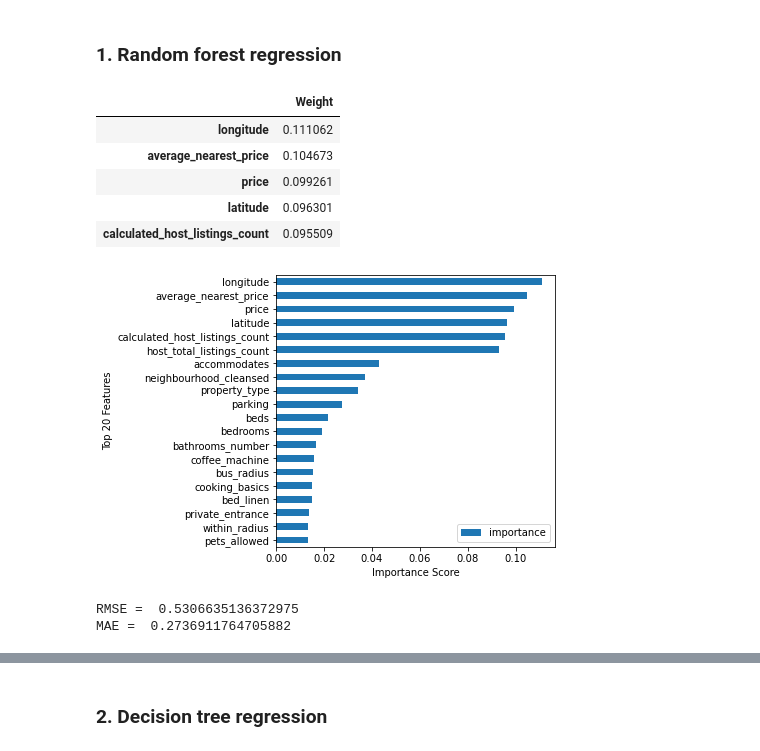
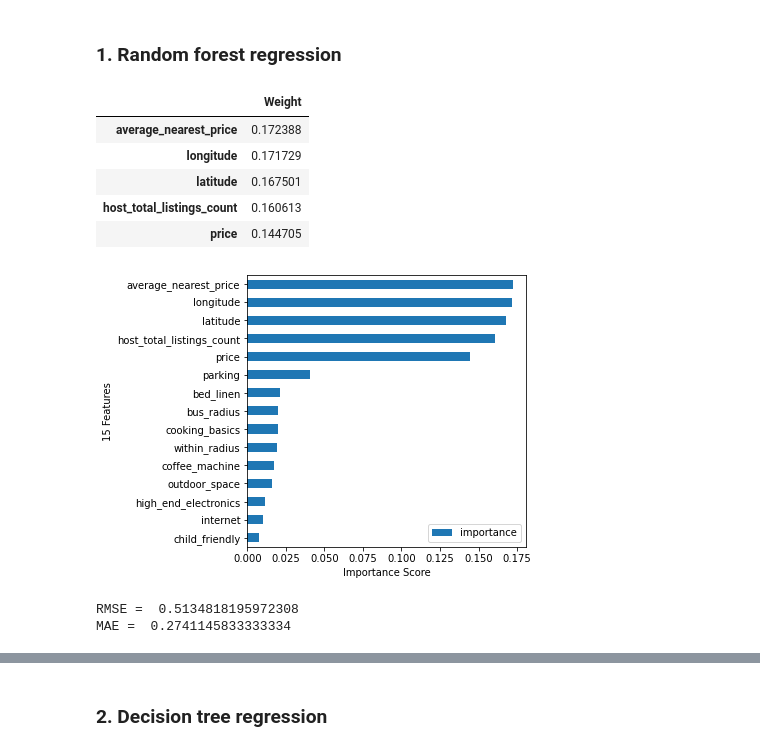
Before and after one commit to StellaLii/Airbnb-Project, a Jupyter notebook: vancouver_model/review_score/review_score.ipynb, the cells around one changed output, grey strips where cells are left out. Cells and saved outputs as stored; diff of their text form; code cells hidden in the pictures.

```diff
--- a/vancouver_model/review_score/review_score.ipynb
+++ b/vancouver_model/review_score/review_score.ipynb
@@ -70,11 +70,11 @@ memory usage: 2.9+ MB
 # %% [markdown]
 ### Since we face to new host, we select the features that is relevant to the feature price, ignored empty columns, identification features (id, name, etc.), high correlated featurs (host_listings_count, minimum_minimum_nights, etc), and past experience features, etc.
 # %%
-# 21 selected features
+# 20 selected features
 columns = ['latitude', 'longitude', 'host_total_listings_count','host_has_profile_pic',
            'host_identity_verified','neighbourhood_cleansed', 'property_type', 'room_type',
            'accommodates', 'bathrooms_text', 'bedrooms', 'beds', 'amenities', 'price',
-           'has_availability', 'review_scores_value', 'instant_bookable', 'calculated_host_listings_count',
+           'has_availability', 'review_scores_value', 'instant_bookable',
             'average_nearest_price', 'within_radius', 'bus_radius']
 df = merged_df[columns].copy()
 # %% [markdown]
@@ -219,7 +220,7 @@ memory usage: 1.3+ MB
 # %% [markdown]
 Replacing nulls with zeros for new columns
 # %%
-cols_to_replace_nulls = df.iloc[:,21:].columns
+cols_to_replace_nulls = df.iloc[:,20:].columns
 df[cols_to_replace_nulls] = df[cols_to_replace_nulls].fillna(0)
 # %% [markdown]
 Next, we view the value set for all new columns
@@ -482,25 +514,25 @@ feat_imp1.sort_values('Weight', inplace=True, ascending=False)
 feat_imp1.head(5)
 # %% [output]
 |  | Weight |
-| longitude | 0.111062 |
-| average_nearest_price | 0.104673 |
-| price | 0.099261 |
-| latitude | 0.096301 |
-| calculated_host_listings_count | 0.095509 |
+| average_nearest_price | 0.172388 |
+| longitude | 0.171729 |
+| latitude | 0.167501 |
+| host_total_listings_count | 0.160613 |
+| price | 0.144705 |
 # %%
 feat_imp = pd.DataFrame({'importance':rf.feature_importances_})
 feat_imp['feature'] = X_train_1.columns
 feat_imp.sort_values(by='importance', ascending=False, inplace=True)
 
 feat_imp.sort_values(by='importance', inplace=True)
 feat_imp = feat_imp.set_index('feature', drop=True)
-feat_imp = feat_imp[len(feat_imp1)-20:len(feat_imp1)]
+feat_imp = feat_imp[len(feat_imp1)-15:len(feat_imp1)]
 feat_imp.plot.barh(figsize=(5,5))
 plt.xlabel('Importance Score')
-plt.ylabel('Top 20 Features')
+plt.ylabel('15 Features')
 plt.show()
 # %% [output]
-[figure, old version]
+[figure, new version]
 # %%
 mse = sklearn.metrics.mean_squared_error(y_test_1, y_predict_rf)
 mae_rf_1 = sklearn.metrics.mean_absolute_error(y_test_1, y_predict_rf)
@@ -510,6 +542,6 @@ rmse_rf_1 = math.sqrt(mse)
 print("RMSE = ", rmse_rf_1)
 print("MAE = ", mae_rf_1)
 # %% [output]
-RMSE =  0.5306635136372975
-MAE =  0.2736911764705882
+RMSE =  0.5134818195972308
+MAE =  0.2741145833333334
 # %%
```
Also changed, not shown: parts of 36 cells of this notebook, 4 other files.
